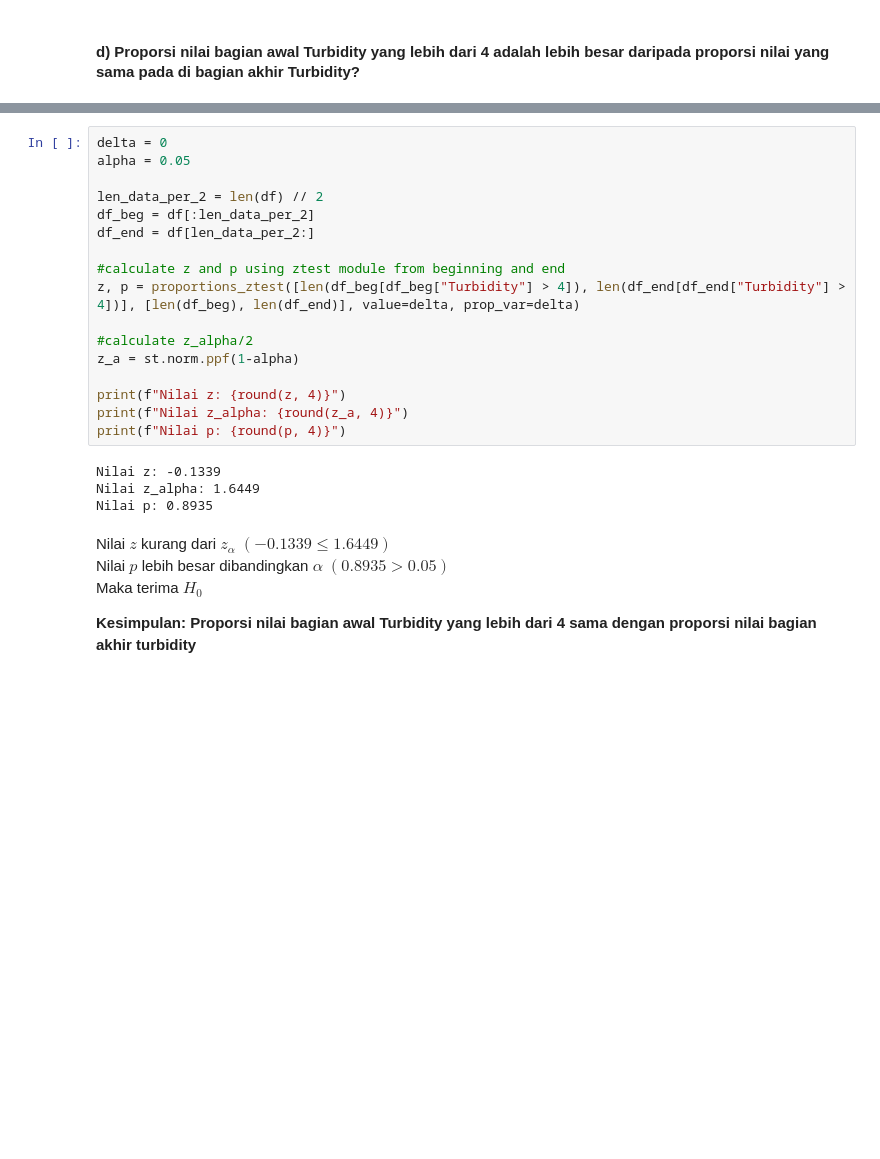
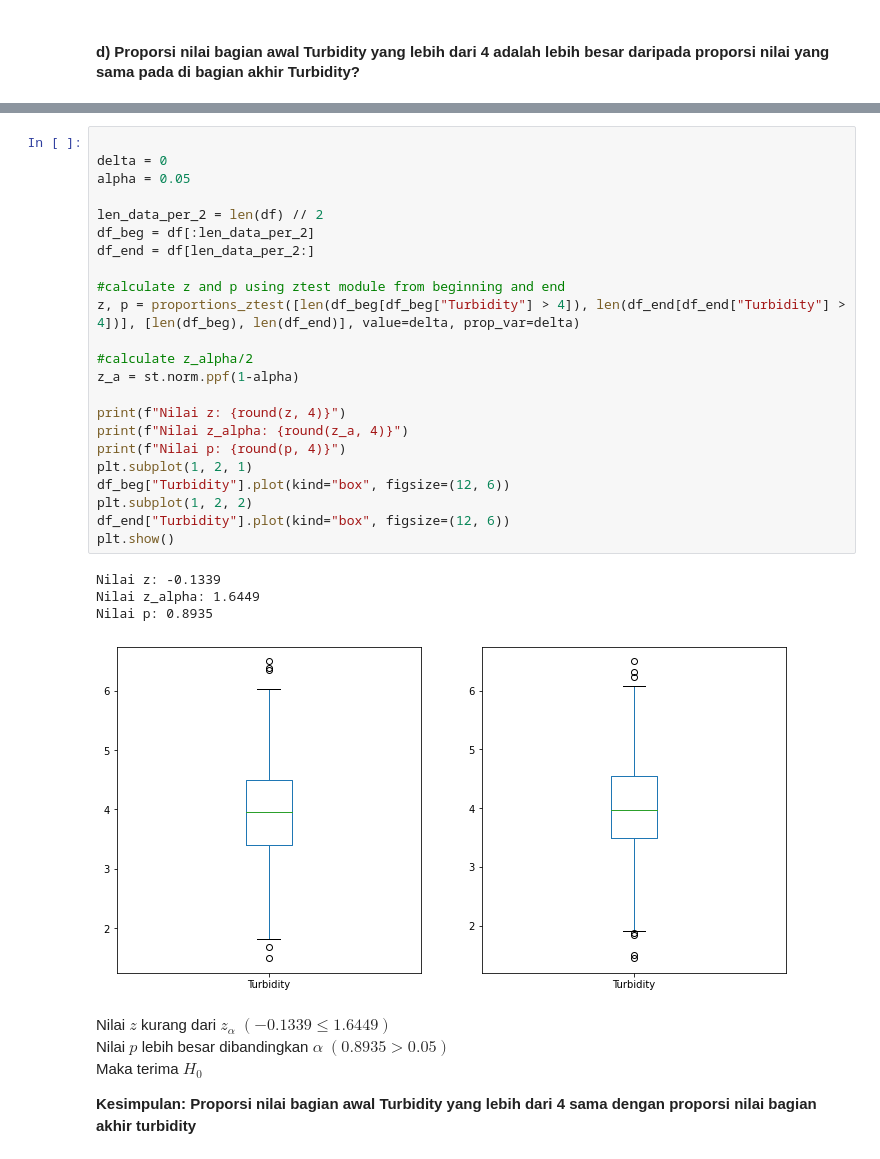
Before and after one commit to IloveNooodles/Probstat-Water-Potability, a Jupyter notebook: src/nomor5.ipynb, the cells around one changed output, grey strips where cells are left out. Cells and saved outputs as stored; diff of their text form; blank space fills up the shorter version.

```diff
--- a/src/nomor5.ipynb
+++ b/src/nomor5.ipynb
@@ -152,26 +185,33 @@ $$ \hat{p} = \frac{x_1 + x_2}{n_1 + n_2}, \hat{q} = 1 - \hat{p}$$
 Tolak $H_0$ jika $z > z_{\alpha}$ dan $p < \alpha$
 Terima $H_0$ jika $z \le z_{\alpha}$ dan $p \ge \alpha$
 # %%
+
 delta = 0
 alpha = 0.05
 
 len_data_per_2 = len(df) // 2
 df_beg = df[:len_data_per_2]
 df_end = df[len_data_per_2:]
 
 #calculate z and p using ztest module from beginning and end
 z, p = proportions_ztest([len(df_beg[df_beg["Turbidity"] > 4]), len(df_end[df_end["Turbidity"] > 4])], [len(df_beg), len(df_end)], value=delta, prop_var=delta)
 
 #calculate z_alpha/2
 z_a = st.norm.ppf(1-alpha)
 
 print(f"Nilai z: {round(z, 4)}")
 print(f"Nilai z_alpha: {round(z_a, 4)}")
 print(f"Nilai p: {round(p, 4)}")
+plt.subplot(1, 2, 1)
+df_beg["Turbidity"].plot(kind="box", figsize=(12, 6))
+plt.subplot(1, 2, 2)
+df_end["Turbidity"].plot(kind="box", figsize=(12, 6))
+plt.show()
 # %% [output]
 Nilai z: -0.1339
 Nilai z_alpha: 1.6449
 Nilai p: 0.8935
+[figure, added]
 # %% [markdown]
 Nilai $z$ kurang dari $z_{\alpha}$ $(-0.1339 \le 1.6449)$
 Nilai $p$ lebih besar dibandingkan $\alpha$  $(0.8935 > 0.05)$
```
Also changed, not shown: parts of 9 cells of this notebook.
